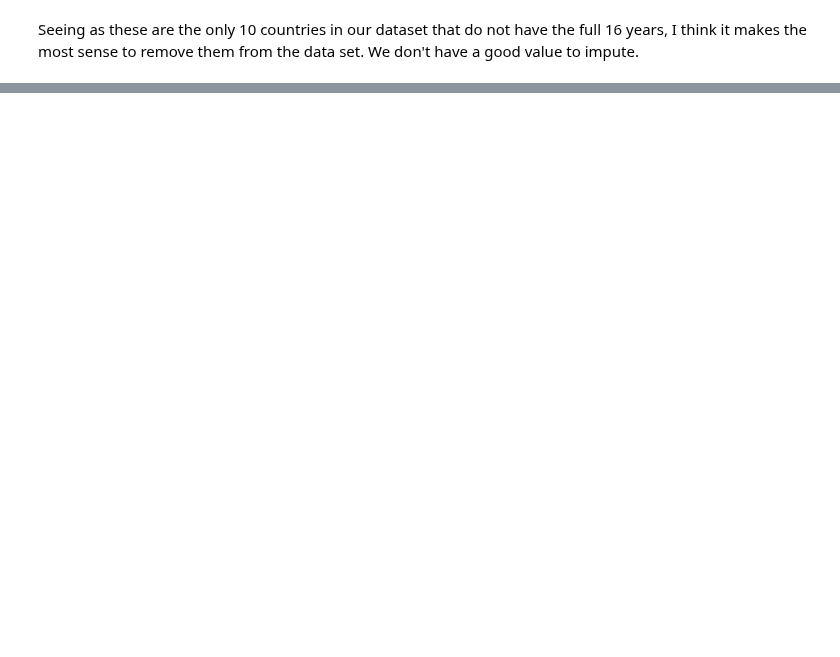
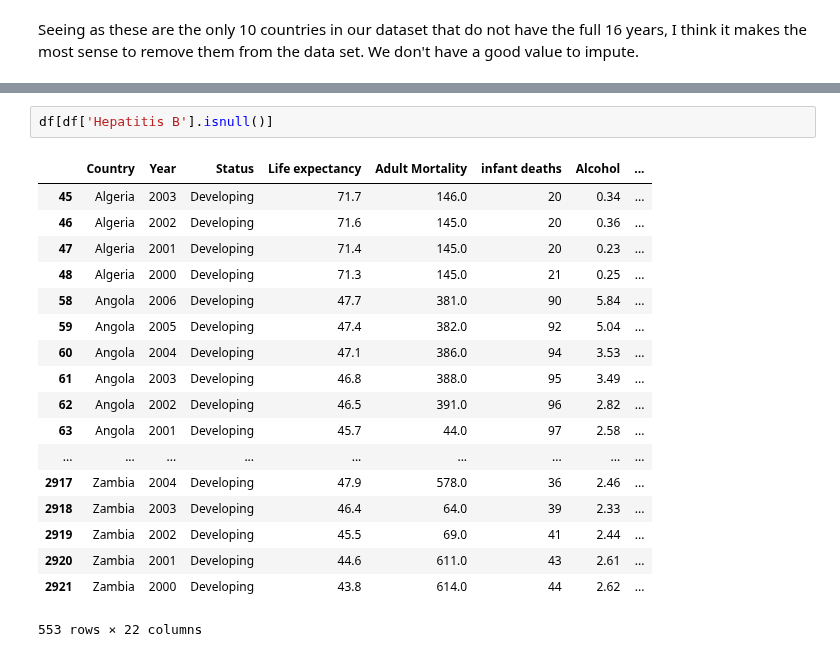
Before and after one commit to timcopelandoh/thinkful, a Jupyter notebook: 16.10 - Model Preparation Challenge.ipynb, the cells around one changed output, grey strips where cells are left out. Drawn from its saved outputs; the diff is of its cells as text; blank space fills up the shorter version.

```diff
--- a/16.10 - Model Preparation Challenge.ipynb
+++ b/16.10 - Model Preparation Challenge.ipynb
@@ -145 +145,22 @@ Democratic Republic of the Congo       1
 Name: Country, Length: 178, dtype: int64
+# %%
+df[df['Hepatitis B'].isnull()]
+# %% [output]
+|  | Country | Year | Status | Life expectancy | Adult Mortality | infant deaths | Alcohol | ... |
+| 45 | Algeria | 2003 | Developing | 71.7 | 146.0 | 20 | 0.34 | ... |
+| 46 | Algeria | 2002 | Developing | 71.6 | 145.0 | 20 | 0.36 | ... |
+| 47 | Algeria | 2001 | Developing | 71.4 | 145.0 | 20 | 0.23 | ... |
+| 48 | Algeria | 2000 | Developing | 71.3 | 145.0 | 21 | 0.25 | ... |
+| 58 | Angola | 2006 | Developing | 47.7 | 381.0 | 90 | 5.84 | ... |
+| 59 | Angola | 2005 | Developing | 47.4 | 382.0 | 92 | 5.04 | ... |
+| 60 | Angola | 2004 | Developing | 47.1 | 386.0 | 94 | 3.53 | ... |
+| 61 | Angola | 2003 | Developing | 46.8 | 388.0 | 95 | 3.49 | ... |
+| 62 | Angola | 2002 | Developing | 46.5 | 391.0 | 96 | 2.82 | ... |
+| 63 | Angola | 2001 | Developing | 45.7 | 44.0 | 97 | 2.58 | ... |
+| ... | ... | ... | ... | ... | ... | ... | ... | ... |
+| 2917 | Zambia | 2004 | Developing | 47.9 | 578.0 | 36 | 2.46 | ... |
+| 2918 | Zambia | 2003 | Developing | 46.4 | 64.0 | 39 | 2.33 | ... |
+| 2919 | Zambia | 2002 | Developing | 45.5 | 69.0 | 41 | 2.44 | ... |
+| 2920 | Zambia | 2001 | Developing | 44.6 | 611.0 | 43 | 2.61 | ... |
+| 2921 | Zambia | 2000 | Developing | 43.8 | 614.0 | 44 | 2.62 | ... |
+553 rows × 22 columns
```
Also changed, not shown: parts of 3 cells of this notebook.
